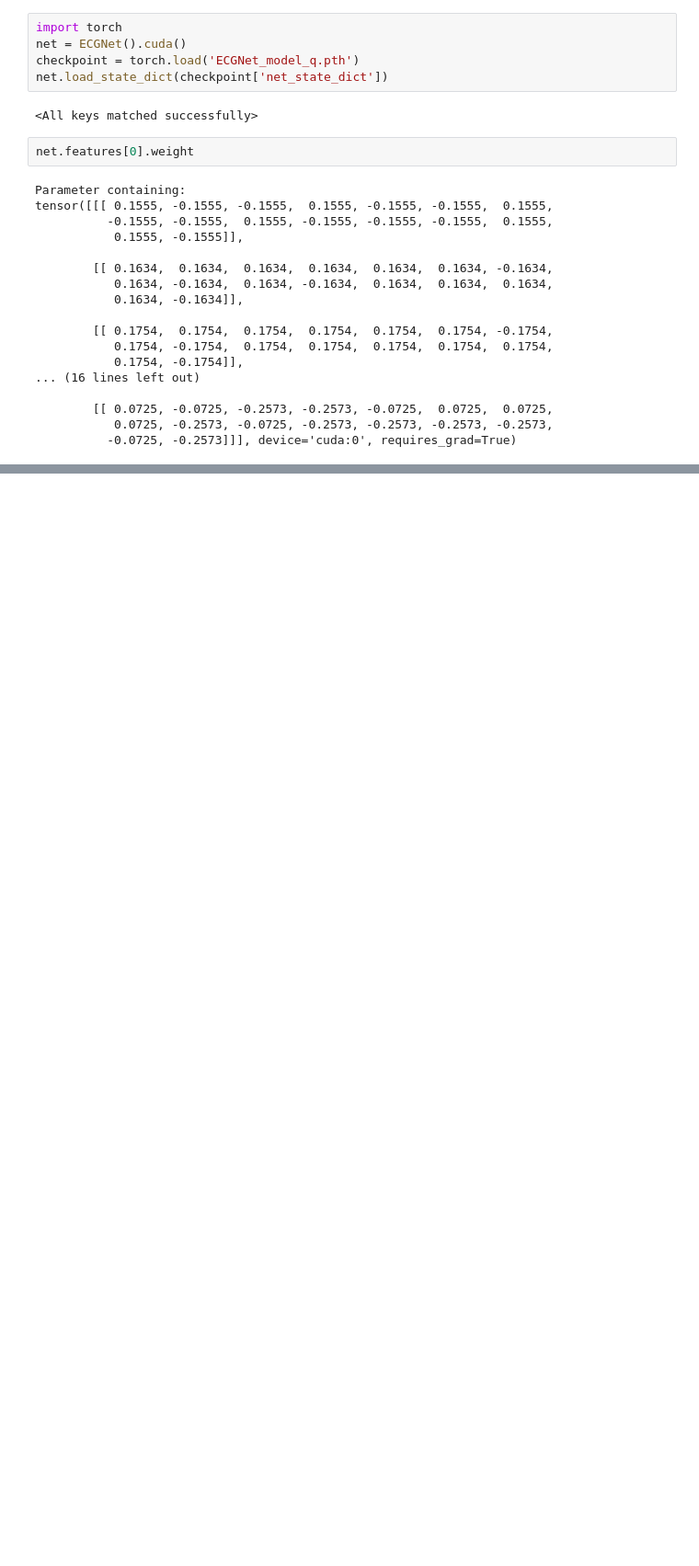
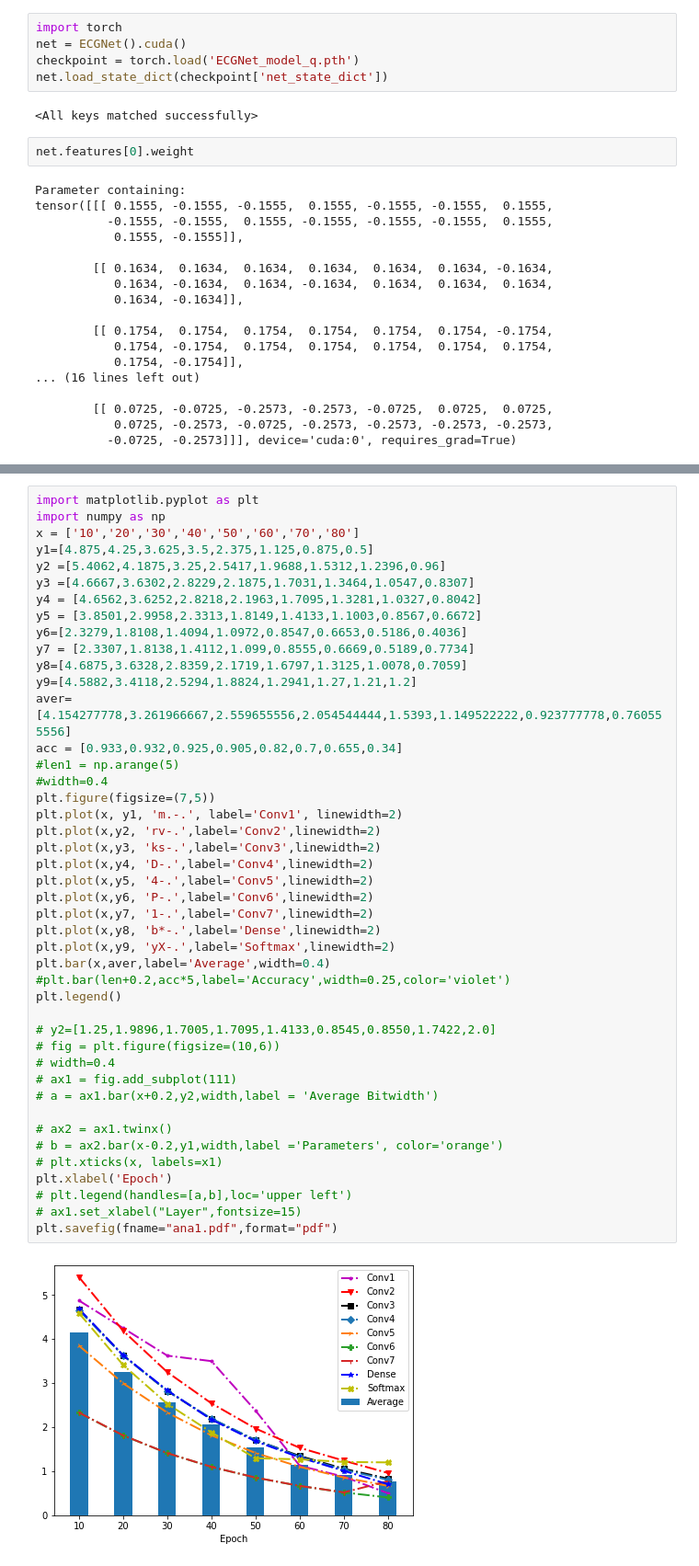
Before and after one commit to preminstrel/ECG-Classification, a Jupyter notebook: ECG-Pytorch-Ver2.0-Q.ipynb, the cells around one changed output, grey strips where cells are left out. Shown at 92% size. Saved outputs shown, nothing was run; the diff lists cells and outputs as text; blank space fills up the shorter version.

```diff
--- a/ECG-Pytorch-Ver2.0-Q.ipynb
+++ b/ECG-Pytorch-Ver2.0-Q.ipynb
@@ -434,0 +338,46 @@ Normalized confusion matrix
+# %%
+import matplotlib.pyplot as plt
+import numpy as np
+x = ['10','20','30','40','50','60','70','80']
+y1=[4.875,4.25,3.625,3.5,2.375,1.125,0.875,0.5]
+y2 =[5.4062,4.1875,3.25,2.5417,1.9688,1.5312,1.2396,0.96]
+y3 =[4.6667,3.6302,2.8229,2.1875,1.7031,1.3464,1.0547,0.8307]
+y4 = [4.6562,3.6252,2.8218,2.1963,1.7095,1.3281,1.0327,0.8042]
+y5 = [3.8501,2.9958,2.3313,1.8149,1.4133,1.1003,0.8567,0.6672]
+y6=[2.3279,1.8108,1.4094,1.0972,0.8547,0.6653,0.5186,0.4036]
+y7 = [2.3307,1.8138,1.4112,1.099,0.8555,0.6669,0.5189,0.7734]
+y8=[4.6875,3.6328,2.8359,2.1719,1.6797,1.3125,1.0078,0.7059]
+y9=[4.5882,3.4118,2.5294,1.8824,1.2941,1.27,1.21,1.2]
+aver=[4.154277778,3.261966667,2.559655556,2.054544444,1.5393,1.149522222,0.923777778,0.760555556]
+acc = [0.933,0.932,0.925,0.905,0.82,0.7,0.655,0.34]
+#len1 = np.arange(5)
+#width=0.4
+plt.figure(figsize=(7,5))
+plt.plot(x, y1, 'm.-.', label='Conv1', linewidth=2)
+plt.plot(x,y2, 'rv-.',label='Conv2',linewidth=2)
+plt.plot(x,y3, 'ks-.',label='Conv3',linewidth=2)
+plt.plot(x,y4, 'D-.',label='Conv4',linewidth=2)
+plt.plot(x,y5, '4-.',label='Conv5',linewidth=2)
+plt.plot(x,y6, 'P-.',label='Conv6',linewidth=2)
+plt.plot(x,y7, '1-.',label='Conv7',linewidth=2)
+plt.plot(x,y8, 'b*-.',label='Dense',linewidth=2)
+plt.plot(x,y9, 'yX-.',label='Softmax',linewidth=2)
+plt.bar(x,aver,label='Average',width=0.4)
+#plt.bar(len+0.2,acc*5,label='Accuracy',width=0.25,color='violet')
+plt.legend()
+
+# y2=[1.25,1.9896,1.7005,1.7095,1.4133,0.8545,0.8550,1.7422,2.0]
+# fig = plt.figure(figsize=(10,6))
+# width=0.4
+# ax1 = fig.add_subplot(111)
+# a = ax1.bar(x+0.2,y2,width,label = 'Average Bitwidth')
+
+# ax2 = ax1.twinx()
+# b = ax2.bar(x-0.2,y1,width,label ='Parameters', color='orange')
+# plt.xticks(x, labels=x1)
+plt.xlabel('Epoch')
+# plt.legend(handles=[a,b],loc='upper left')
+# ax1.set_xlabel("Layer",fontsize=15)
+plt.savefig(fname="ana1.pdf",format="pdf")
+# %% [output]
+[figure, added]
```
Also changed, not shown: parts of 3 cells of this notebook, 3 other files.
